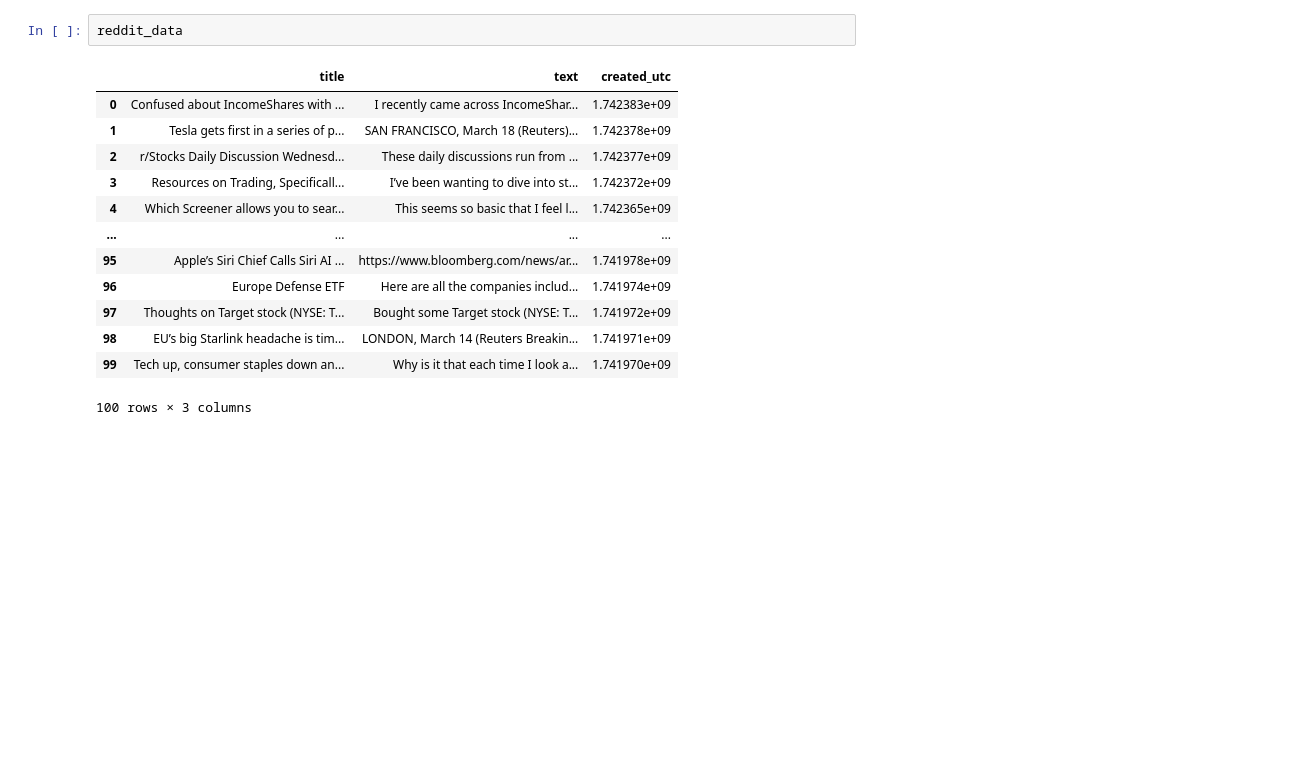
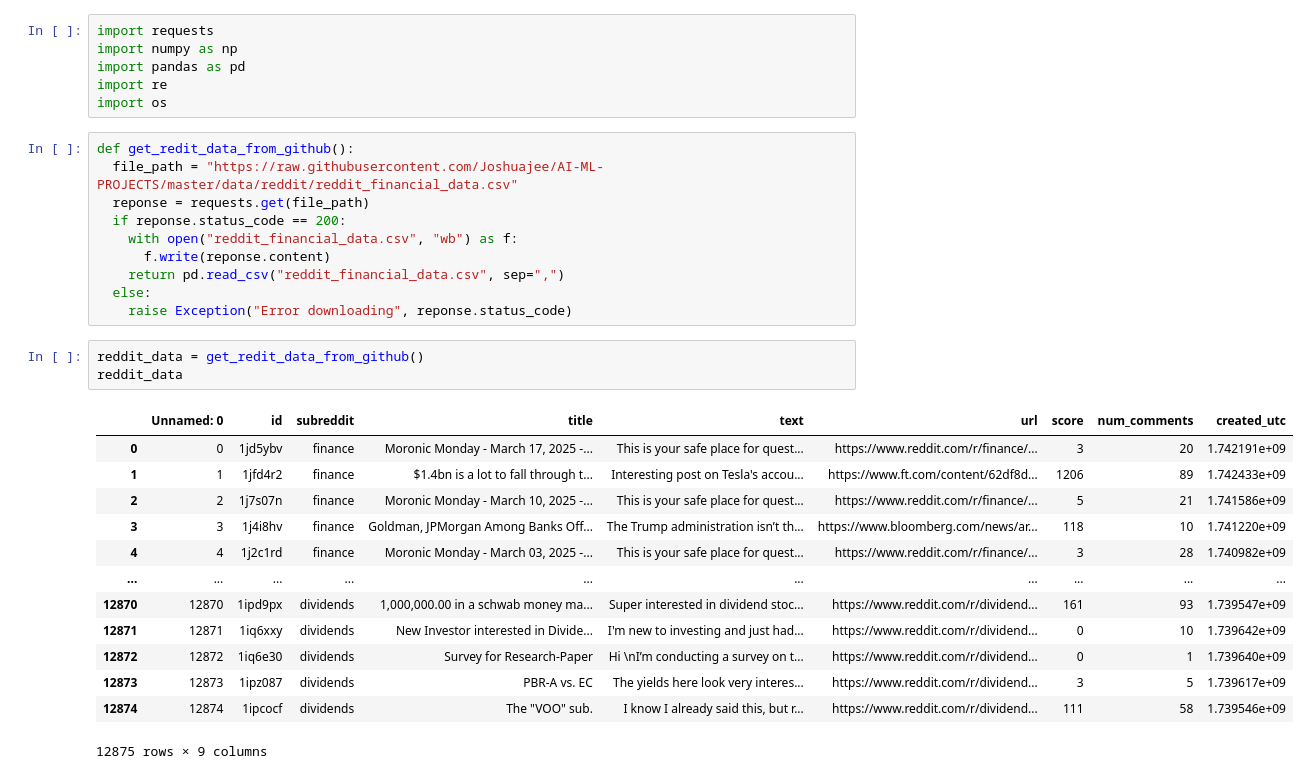
Before and after one commit to Joshuajee/AI-ML-PROJECTS, a Jupyter notebook: Topic Modelling on Financial Posts from Redit.ipynb, the cells around one changed output. Cells and saved outputs as stored; diff of their text form; blank space fills up the shorter version.

```diff
--- a/Topic Modelling on Financial Posts from Redit.ipynb
+++ b/Topic Modelling on Financial Posts from Redit.ipynb
@@ -49,16 +32,33 @@ Request Failed
+# %%
+import requests
+import numpy as np
+import pandas as pd
+import re
+import os
+# %%
+def get_redit_data_from_github():
+  file_path = "https://raw.githubusercontent.com/Joshuajee/AI-ML-PROJECTS/master/data/reddit/reddit_financial_data.csv"
+  reponse = requests.get(file_path)
+  if reponse.status_code == 200:
+    with open("reddit_financial_data.csv", "wb") as f:
+      f.write(reponse.content)
+    return pd.read_csv("reddit_financial_data.csv", sep=",")
+  else:
+    raise Exception("Error downloading", reponse.status_code)
 # %%
+reddit_data = get_redit_data_from_github()
 reddit_data
 # %% [output]
-|  | title | text | created_utc |
-| 0 | Confused about IncomeShares with ... | I recently came across IncomeShar... | 1.742383e+09 |
-| 1 | Tesla gets first in a series of p... | SAN FRANCISCO, March 18 (Reuters)... | 1.742378e+09 |
-| 2 | r/Stocks Daily Discussion Wednesd... | These daily discussions run from ... | 1.742377e+09 |
-| 3 | Resources on Trading, Specificall... | I’ve been wanting to dive into st... | 1.742372e+09 |
-| 4 | Which Screener allows you to sear... | This seems so basic that I feel l... | 1.742365e+09 |
-| ... | ... | ... | ... |
-| 95 | Apple’s Siri Chief Calls Siri AI ... | https://www.bloomberg.com/news/ar... | 1.741978e+09 |
-| 96 | Europe Defense ETF | Here are all the companies includ... | 1.741974e+09 |
-| 97 | Thoughts on Target stock (NYSE: T... | Bought some Target stock (NYSE: T... | 1.741972e+09 |
-| 98 | EU’s big Starlink headache is tim... | LONDON, March 14 (Reuters Breakin... | 1.741971e+09 |
-| 99 | Tech up, consumer staples down an... | Why is it that each time I look a... | 1.741970e+09 |
+|  | Unnamed: 0 | id | subreddit | title | text | url | score | num_comments | created_utc |
+| 0 | 0 | 1jd5ybv | finance | Moronic Monday - March 17, 2025 -... | This is your safe place for quest... | https://www.reddit.com/r/finance/... | 3 | 20 | 1.742191e+09 |
+| 1 | 1 | 1jfd4r2 | finance | $1.4bn is a lot to fall through t... | Interesting post on Tesla's accou... | https://www.ft.com/content/62df8d... | 1206 | 89 | 1.742433e+09 |
+| 2 | 2 | 1j7s07n | finance | Moronic Monday - March 10, 2025 -... | This is your safe place for quest... | https://www.reddit.com/r/finance/... | 5 | 21 | 1.741586e+09 |
+| 3 | 3 | 1j4i8hv | finance | Goldman, JPMorgan Among Banks Off... | The Trump administration isn’t th... | https://www.bloomberg.com/news/ar... | 118 | 10 | 1.741220e+09 |
+| 4 | 4 | 1j2c1rd | finance | Moronic Monday - March 03, 2025 -... | This is your safe place for quest... | https://www.reddit.com/r/finance/... | 3 | 28 | 1.740982e+09 |
+| ... | ... | ... | ... | ... | ... | ... | ... | ... | ... |
+| 12870 | 12870 | 1ipd9px | dividends | 1,000,000.00 in a schwab money ma... | Super interested in dividend stoc... | https://www.reddit.com/r/dividend... | 161 | 93 | 1.739547e+09 |
+| 12871 | 12871 | 1iq6xxy | dividends | New Investor interested in Divide... | I'm new to investing and just had... | https://www.reddit.com/r/dividend... | 0 | 10 | 1.739642e+09 |
+| 12872 | 12872 | 1iq6e30 | dividends | Survey for Research-Paper | Hi \nI’m conducting a survey on t... | https://www.reddit.com/r/dividend... | 0 | 1 | 1.739640e+09 |
+| 12873 | 12873 | 1ipz087 | dividends | PBR-A vs. EC | The yields here look very interes... | https://www.reddit.com/r/dividend... | 3 | 5 | 1.739617e+09 |
+| 12874 | 12874 | 1ipcocf | dividends | The "VOO" sub. | I know I already said this, but r... | https://www.reddit.com/r/dividend... | 111 | 58 | 1.739546e+09 |
-100 rows × 3 columns
+12875 rows × 9 columns
```
Also changed, not shown: parts of 21 cells of this notebook.
